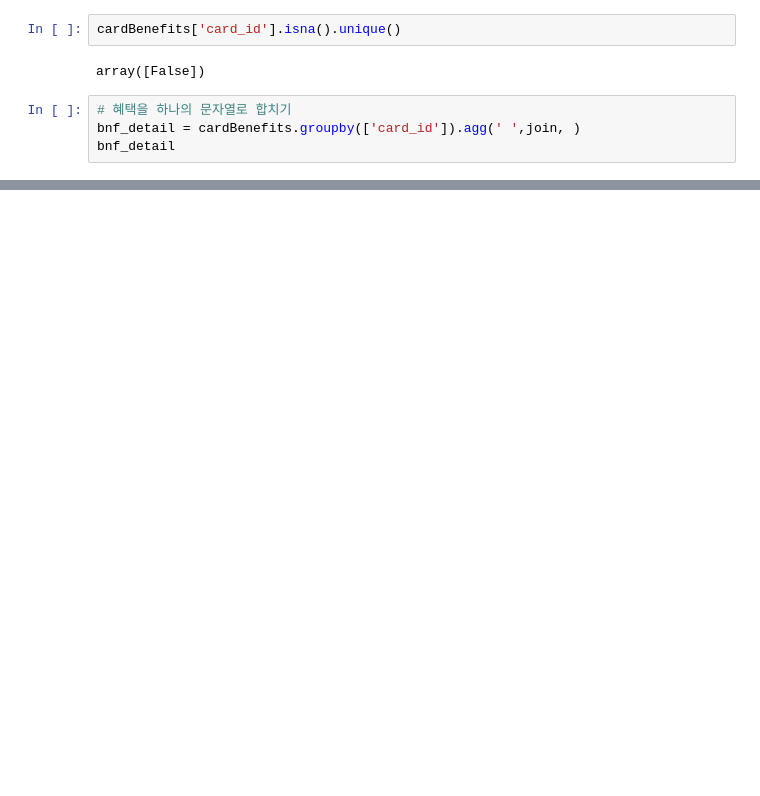
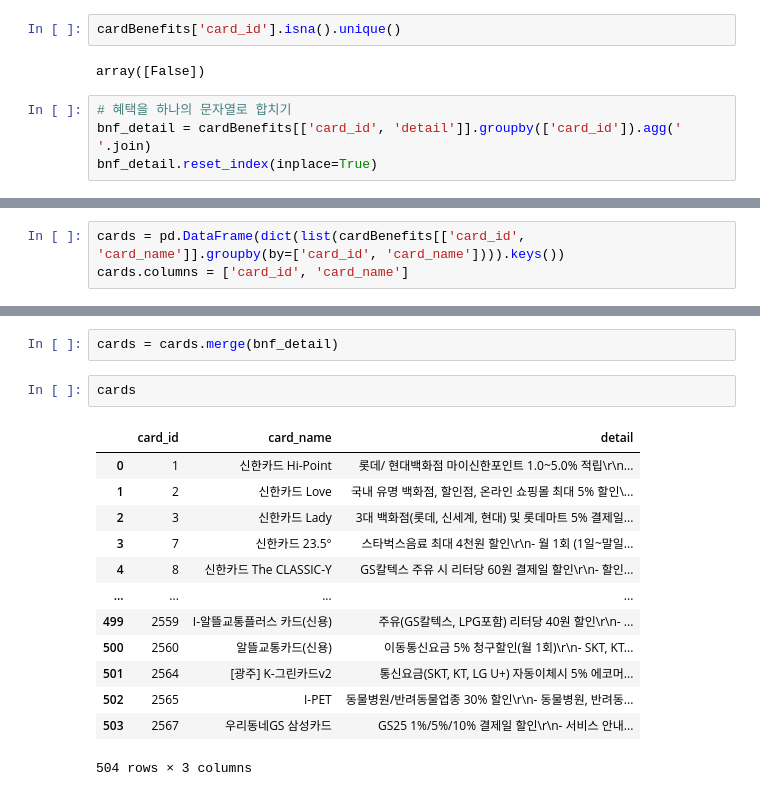
Before and after one commit to Benepick/Benepick, a Jupyter notebook: 벡터db 테스트/ChatGPT Fine-tuning.ipynb, the cells around one changed output, grey strips where cells are left out. Drawn from its saved outputs; the diff is of its cells as text; blank space fills up the shorter version.

```diff
--- a/벡터db 테스트/ChatGPT Fine-tuning.ipynb
+++ b/벡터db 테스트/ChatGPT Fine-tuning.ipynb
@@ -62,5 +52,5 @@ cardBenefits['card_id'].isna().unique()
 array([False])
 # %%
 # 혜택을 하나의 문자열로 합치기
-bnf_detail = cardBenefits.groupby(['card_id']).agg(' ',join, )
-bnf_detail
+bnf_detail = cardBenefits[['card_id', 'detail']].groupby(['card_id']).agg(' '.join)
+bnf_detail.reset_index(inplace=True)
@@ -68,0 +73,3 @@ NameError: name 'join' is not defined
+# %%
+cards = pd.DataFrame(dict(list(cardBenefits[['card_id', 'card_name']].groupby(by=['card_id', 'card_name']))).keys())
+cards.columns = ['card_id', 'card_name']
@@ -68,0 +92,18 @@ NameError: name 'join' is not defined
+# %%
+cards = cards.merge(bnf_detail)
+# %%
+cards
+# %% [output]
+|  | card_id | card_name | detail |
+| 0 | 1 | 신한카드 Hi-Point | 롯데/ 현대백화점 마이신한포인트 1.0~5.0% 적립\r\n... |
+| 1 | 2 | 신한카드 Love | 국내 유명 백화점, 할인점, 온라인 쇼핑몰 최대 5% 할인\... |
+| 2 | 3 | 신한카드 Lady | 3대 백화점(롯데, 신세계, 현대) 및 롯데마트 5% 결제일... |
+| 3 | 7 | 신한카드 23.5° | 스타벅스음료 최대 4천원 할인\r\n- 월 1회 (1일~말일... |
+| 4 | 8 | 신한카드 The CLASSIC-Y | GS칼텍스 주유 시 리터당 60원 결제일 할인\r\n- 할인... |
+| ... | ... | ... | ... |
+| 499 | 2559 | I-알뜰교통플러스 카드(신용) | 주유(GS칼텍스, LPG포함) 리터당 40원 할인\r\n- ... |
+| 500 | 2560 | 알뜰교통카드(신용) | 이동통신요금 5% 청구할인(월 1회)\r\n- SKT, KT... |
+| 501 | 2564 | [광주] K-그린카드v2 | 통신요금(SKT, KT, LG U+) 자동이체시 5% 에코머... |
+| 502 | 2565 | I-PET | 동물병원/반려동물업종 30% 할인\r\n- 동물병원, 반려동... |
+| 503 | 2567 | 우리동네GS 삼성카드 | GS25 1%/5%/10% 결제일 할인\r\n- 서비스 안내... |
+504 rows × 3 columns
```
Also changed, not shown: parts of 17 cells of this notebook, 2 other files.
